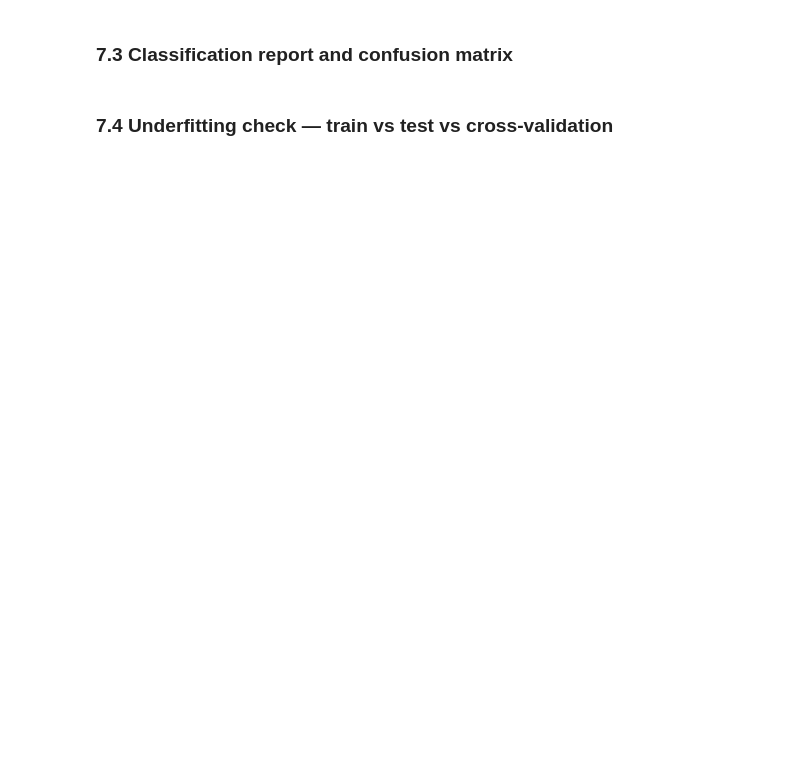
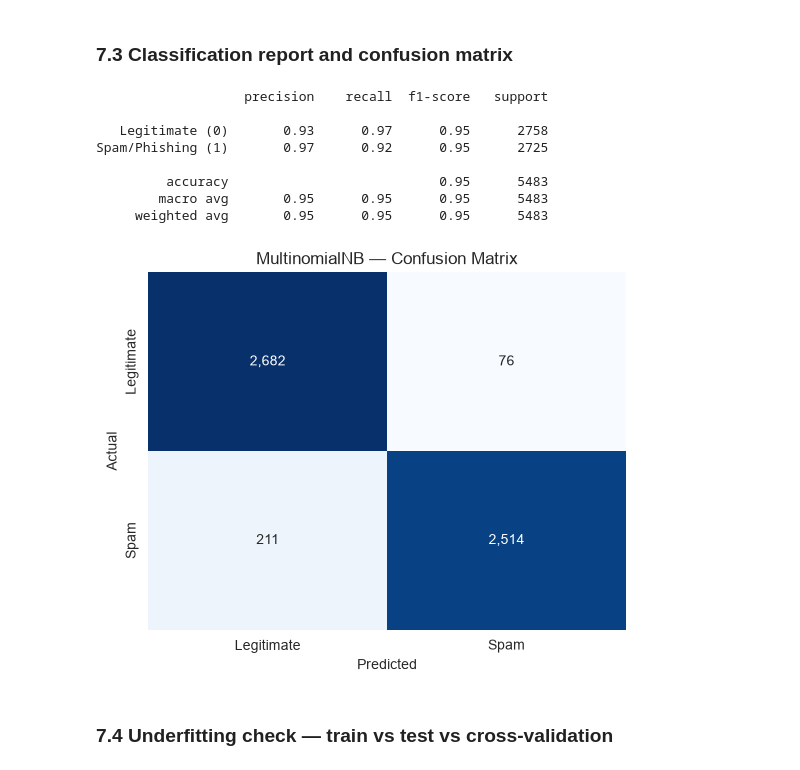
Before and after one commit to Renadyousef/Spam_classification_project, a Jupyter notebook: Supervised_Learning.ipynb, the cells around one changed output. Cells and saved outputs as stored; diff of their text form; code cells hidden in the pictures; blank space fills up the shorter version.

Commit message:
rebuild parts 5-7 on the shared 314-feature set
NOTE: duplicate emails in both files (3900 train, 793 test). removed within each file but not across them, so 388 test emails also appear in training.

```diff
--- a/Supervised_Learning.ipynb
+++ b/Supervised_Learning.ipynb
@@ -153,12 +155,12 @@ del _probe
 # %% [markdown]
 ### 6.1 Train / test split
 # %%
-X = df[FEATURE_COLS]
-y = df[TARGET]
+X_train, X_val, y_train, y_val = train_test_split(
+    train_df[FEATURE_COLS], train_df[TARGET],
+    test_size=TEST_SIZE, stratify=train_df[TARGET], random_state=RANDOM_STATE
+)
+X_test, y_test = test_df[FEATURE_COLS], test_df[TARGET]
 
-X_train, X_test, y_train, y_test = train_test_split(
-    X, y, test_size=TEST_SIZE, stratify=y, random_state=RANDOM_STATE
-)
-
-print(f"Train: {X_train.shape[0]:,} rows ({(1 - TEST_SIZE):.0%})")
-print(f"Test : {X_test.shape[0]:,} rows ({TEST_SIZE:.0%})")
+print(f"Train      : {X_train.shape[0]:,} rows")
+print(f"Validation : {X_val.shape[0]:,} rows")
+print(f"Test (held out): {X_test.shape[0]:,} rows")
@@ -181,12 +194,12 @@ cv
 ### 6.4 Leakage prevention
 # %%
 def make_pipeline(estimator):
-    """Fresh preprocessor per model so TF-IDF/scaler are fit on training folds only."""
+    """Fresh preprocessor per model so TF-IDF is fit on training folds only."""
     return Pipeline([
         ("prep", ColumnTransformer([
             ("text", TfidfVectorizer(max_features=MAX_TFIDF_FEATURES,
-                                     ngram_range=NGRAM_RANGE,
-                                     stop_words="english"), TEXT_COL),
+                                     ngram_range=NGRAM_RANGE, min_df=MIN_DF,
+                                     sublinear_tf=True), TEXT_COL),
             ("numeric", MinMaxScaler(), NUMERIC_COLS),
         ])),
         ("model", estimator),
@@ -205,18 +236,18 @@ def evaluate(name, estimator, cross_validate_too=True):
     pipe.fit(X_train, y_train)
 
     pred_train = pipe.predict(X_train)
-    pred_test = pipe.predict(X_test)
-    proba_test = (pipe.predict_proba(X_test)[:, 1]
-                  if hasattr(pipe["model"], "predict_proba") else None)
+    pred_val = pipe.predict(X_val)
+    proba_val = (pipe.predict_proba(X_val)[:, 1]
+                 if hasattr(pipe["model"], "predict_proba") else None)
 
     row = {
         "model": name,
         "train_acc": accuracy_score(y_train, pred_train),
-        "test_acc": accuracy_score(y_test, pred_test),
-        "precision": precision_score(y_test, pred_test, average="macro", zero_division=0),
-        "recall": recall_score(y_test, pred_test, average="macro"),
-        "f1": f1_score(y_test, pred_test, average="macro"),
-        "roc_auc": roc_auc_score(y_test, proba_test) if proba_test is not None else np.nan,
+        "val_acc": accuracy_score(y_val, pred_val),
+        "precision": precision_score(y_val, pred_val, average="macro", zero_division=0),
+        "recall": recall_score(y_val, pred_val, average="macro"),
+        "f1": f1_score(y_val, pred_val, average="macro"),
+        "roc_auc": roc_auc_score(y_val, proba_val) if proba_val is not None else np.nan,
     }
 
     if cross_validate_too:
@@ -247,20 +300,30 @@ pd.Series(nb_row).to_frame("value").round(4)
 # %% [markdown]
 ### 7.3 Classification report and confusion matrix
 # %%
-nb_pred = nb_pipe.predict(X_test)
+nb_pred = nb_pipe.predict(X_val)
 
-print(classification_report(y_test, nb_pred,
+print(classification_report(y_val, nb_pred,
                             target_names=["Legitimate (0)", "Spam/Phishing (1)"]))
 
-cm = confusion_matrix(y_test, nb_pred)
+cm = confusion_matrix(y_val, nb_pred)
 fig, ax = plt.subplots(figsize=(5.5, 4.5))
 sns.heatmap(cm, annot=True, fmt=",d", cmap="Blues", cbar=False, ax=ax,
             xticklabels=["Legitimate", "Spam"], yticklabels=["Legitimate", "Spam"])
 ax.set_xlabel("Predicted")
 ax.set_ylabel("Actual")
 ax.set_title("MultinomialNB — Confusion Matrix")
 plt.tight_layout()
 plt.show()
+# %% [output]
+                   precision    recall  f1-score   support
+
+   Legitimate (0)       0.93      0.97      0.95      2758
+Spam/Phishing (1)       0.97      0.92      0.95      2725
+
+         accuracy                           0.95      5483
+        macro avg       0.95      0.95      0.95      5483
+     weighted avg       0.95      0.95      0.95      5483
+[figure, added]
 # %% [markdown]
 ### 7.4 Underfitting check — train vs test vs cross-validation
 # %%
```
Also changed, not shown: parts of 18 cells of this notebook.
